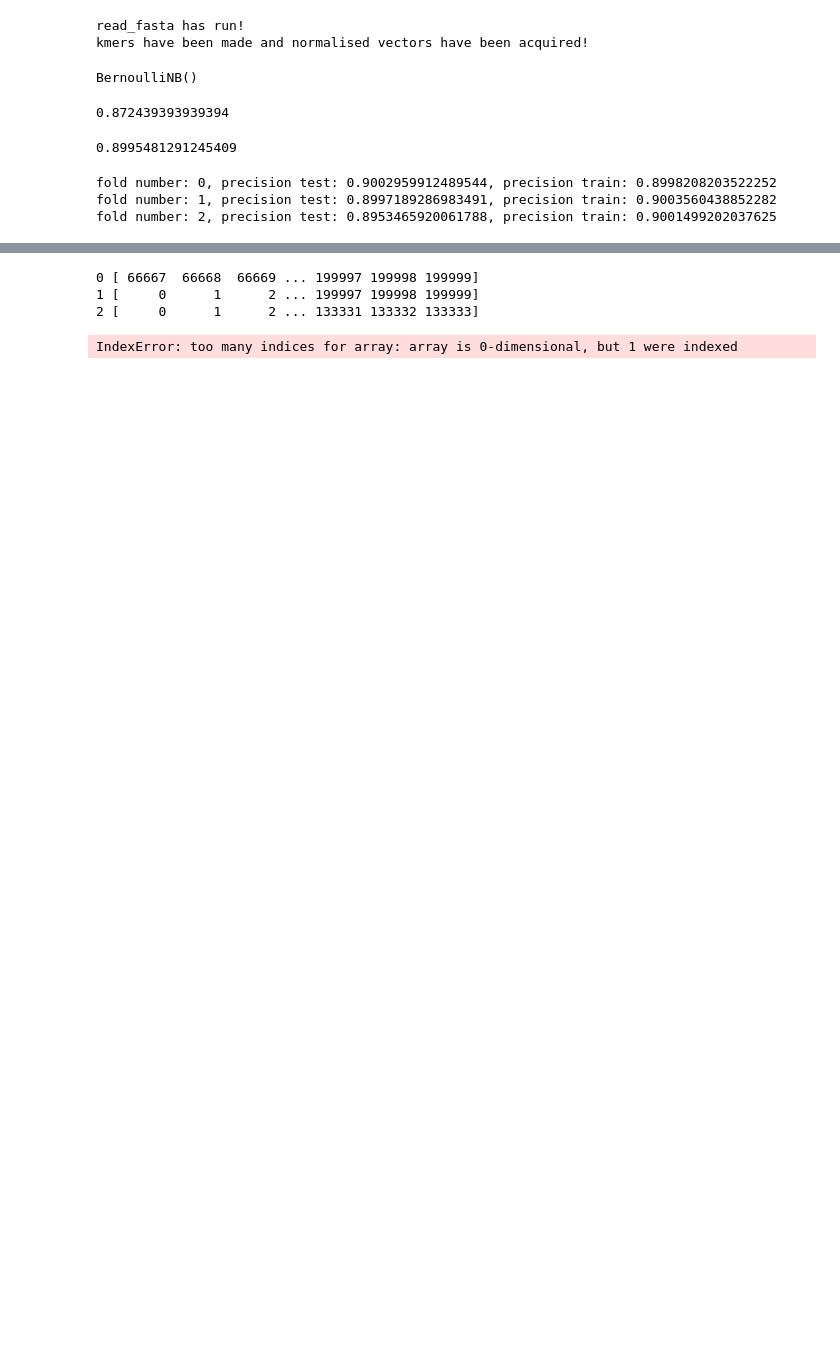
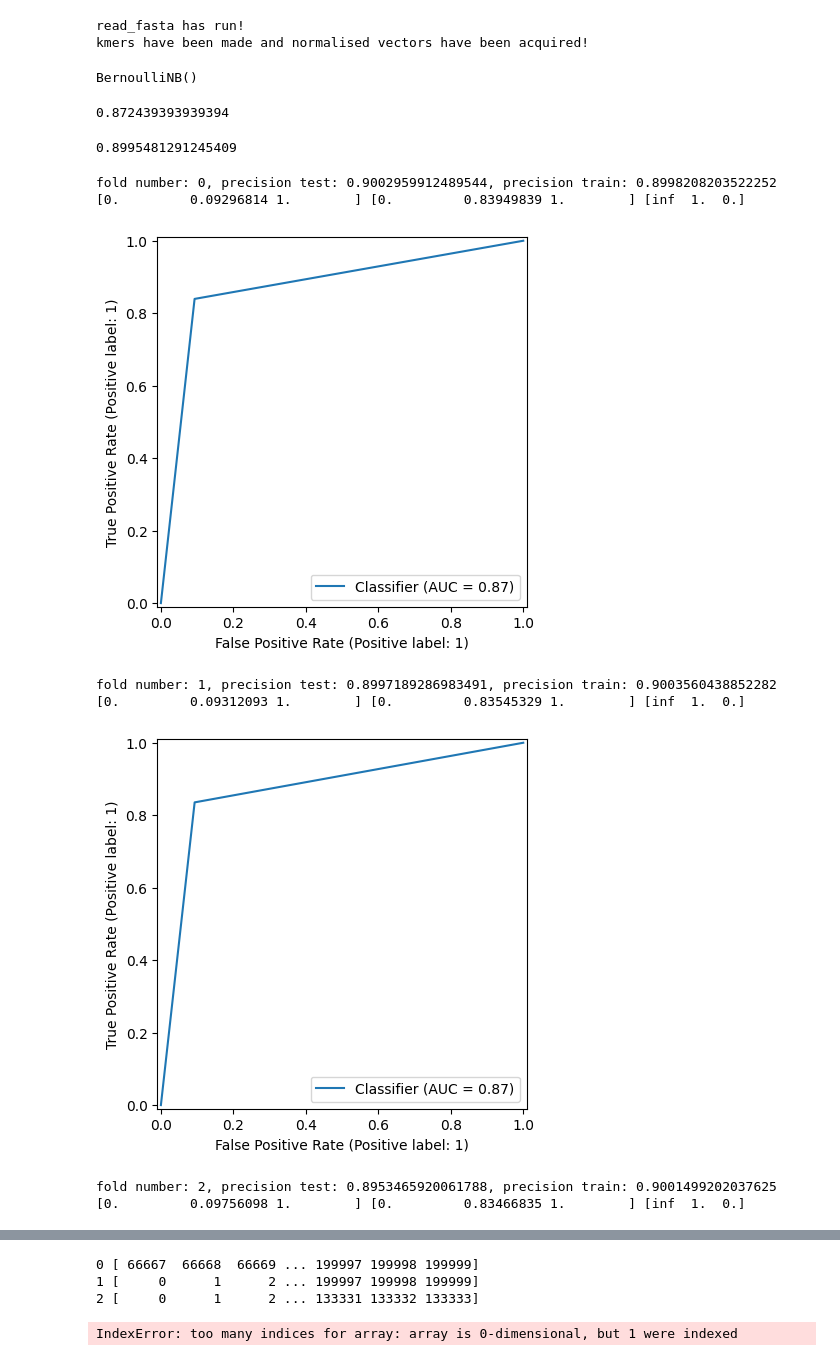
Before and after one commit to sanasundar/Bi4164---Moving-Ahead, a Jupyter notebook: aditya_moger_notebook.ipynb, the cells around one changed output, grey strips where cells are left out. Drawn from its saved outputs; the diff is of its cells as text; code cells hidden in the pictures; blank space fills up the shorter version.

```diff
--- a/aditya_moger_notebook.ipynb
+++ b/aditya_moger_notebook.ipynb
@@ -119,22 +123,36 @@ from sklearn.model_selection import StratifiedKFold
 # %%
 kf = StratifiedKFold(n_splits=3)
 kf.get_n_splits(X, y)
 # clf, clf_label= KNeighborsClassifier(n_jobs=4, n_neighbors=3), "knn"
 clf = BernoulliNB()
 # clf, clf_label= LogisticRegression(), "linear"
 # clf, clf_label= RidgeClassifier(alpha= 1.0), "ridge"
 # clf, clf_label= RidgeClassifier(alpha= 0.5), "ridge_0.5"
 # X_test, Y_test, X_train, Y_train, Pred, Pred_train= [], [], [], [], [], []
 
 for i, (train_index, test_index) in enumerate(kf.split(X, y)):
 
     x_train, x_test = X[train_index.astype(int)], X[test_index.astype(int)]
     y_train, y_test = np.array(y)[train_index.astype(int)], np.array(y)[test_index.astype(int)]
     clf.fit(x_train, y_train)
+
     y_pred = clf.predict(x_test)
     y_train_pred = clf.predict(x_train)
     print(f"fold number: {i}, precision test: {precision_score(y_test, y_pred)}, precision train: {precision_score(y_train, y_train_pred)}")
+
+    fpr, tpr, thresholds = metrics.roc_curve(y_test, y_pred)
+    print(fpr, tpr, thresholds)
+    # roc_auc = metrics.auc(fpr, tpr)
+
+    RocCurveDisplay.from_predictions(y_test, y_pred)
+    # display.plot()
+    plt.show()
 # %% [output]
 fold number: 0, precision test: 0.9002959912489544, precision train: 0.8998208203522252
-fold number: 1, precision test: 0.8997189286983491, precision train: 0.9003560438852282
-fold number: 2, precision test: 0.8953465920061788, precision train: 0.9001499202037625
+[0.         0.09296814 1.        ] [0.         0.83949839 1.        ] [inf  1.  0.]
+[figure, added]
+fold number: 1, precision test: 0.8997189286983491, precision train: 0.9003560438852282
+[0.         0.09312093 1.        ] [0.         0.83545329 1.        ] [inf  1.  0.]
+[figure, added]
+fold number: 2, precision test: 0.8953465920061788, precision train: 0.9001499202037625
+[0.         0.09756098 1.        ] [0.         0.83466835 1.        ] [inf  1.  0.]
```
Also changed, not shown: parts of 3 cells of this notebook.
